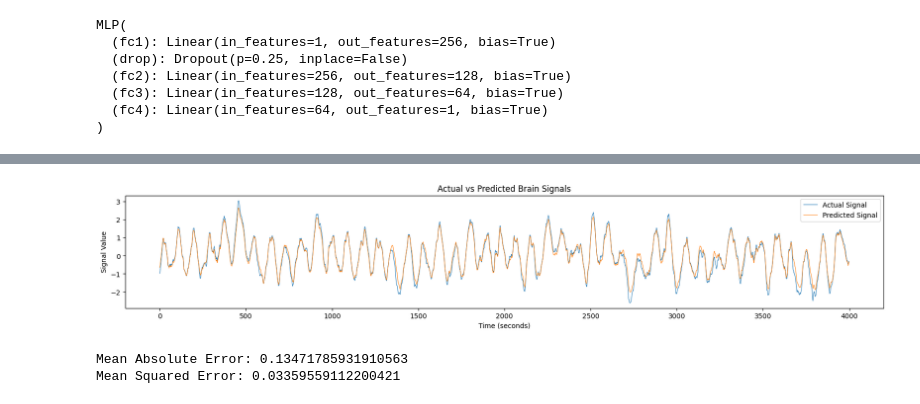
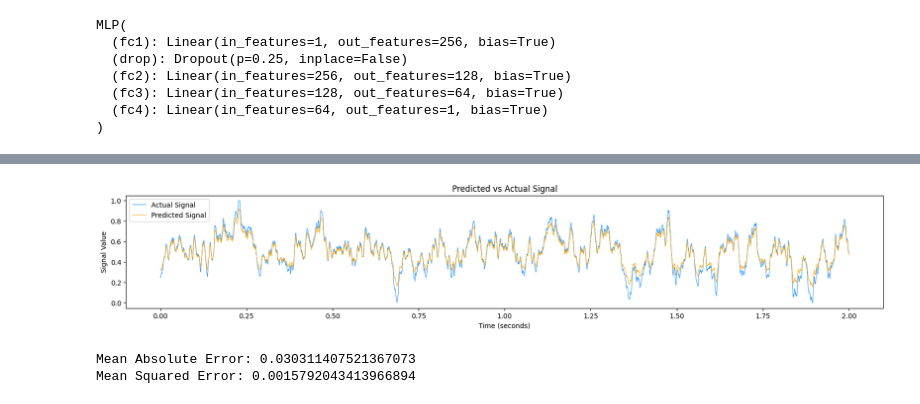
Before and after one commit to RyuKyungchan/UGRP, a Jupyter notebook: DNN_SAC/MLP/MLP_v3_SCH.ipynb, the cells around one changed output, grey strips where cells are left out. Saved outputs shown, nothing was run; the diff lists cells and outputs as text; code cells hidden in the pictures.

```diff
--- a/DNN_SAC/MLP/MLP_v3_SCH.ipynb
+++ b/DNN_SAC/MLP/MLP_v3_SCH.ipynb
@@ -159,38 +162,41 @@ Epoch 200/200, Loss: 0.0004399644094519317
 # %%
 # 모델 평가
+gt = torch.tensor([])
+pred = torch.tensor([])
+
 model.eval()
 with torch.no_grad():
-    y_pred_list = []
-    for x, y in test_loader:
+    for batch in test_loader:
+        x = batch[0] # x : B x T x 1
+        y = batch[1] # y : B x T
         x, y = x.to(device), y.to(device)
-        outputs = model(x)
-        y_pred_list.append(outputs.cpu().numpy())
 
-y_pred = np.concatenate(y_pred_list, axis=0)
-y_pred = scaler.inverse_transform(y_pred)
+        y_pred = model(x) # y_pred : B x T
 
-y_test = y_test1
-
-predicted_signal = y_pred[0]
-actual_signal = y_test[0]
-
-# 결과 시각화
-plt.figure(figsize=(20,3))
-slice_size = 5
-plt.plot(actual_signal, label='Actual Signal', alpha=1, linewidth=0.7)
-plt.plot(predicted_signal, label='Predicted Signal', alpha=1, linewidth=0.7)
-plt.xlabel("Time (seconds)")
-plt.ylabel("Signal Value")
-plt.legend()
-plt.title('Actual vs Predicted Brain Signals')
-plt.show()
-
-print(f"Mean Absolute Error: {mean_absolute_error(actual_signal, predicted_signal)}")
-print(f"Mean Squared Error: {mean_squared_error(actual_signal, predicted_signal)}")
+        pred = torch.cat((pred, y_pred.cpu()), 0)
+        gt = torch.cat((gt, y.cpu()), 0)
-# %% [output]
-[figure, removed]
-Mean Absolute Error: 0.13471785931910563
-Mean Squared Error: 0.03359559112200421
+# %%
+predicted_signal = pred[0]
+actual_signal = gt[0]
+
+# 타임 스텝을 시간 단위로 변환
+t = np.linspace(0, 2, num=4000)
+
+plt.figure(figsize=(20, 3))
+plt.plot(t, actual_signal, label='Actual Signal', color='dodgerblue', alpha=1, linewidth=0.7)
+plt.plot(t, predicted_signal, label='Predicted Signal', color='orange', alpha=1, linewidth=0.7)
+plt.xlabel('Time (seconds)')
+plt.ylabel('Signal Value')
+plt.title('Predicted vs Actual Signal')
+plt.legend()
+plt.show()
+
+print(f"Mean Absolute Error: {mean_absolute_error(actual_signal, predicted_signal)}")
+print(f"Mean Squared Error: {mean_squared_error(actual_signal, predicted_signal)}")
+# %% [output]
+[figure, added]
+Mean Absolute Error: 0.030311407521367073
+Mean Squared Error: 0.0015792043413966894
 # %%
 n = len(predicted_signal)
 
```
Also changed, not shown: parts of 5 cells of this notebook, 1 other file.
